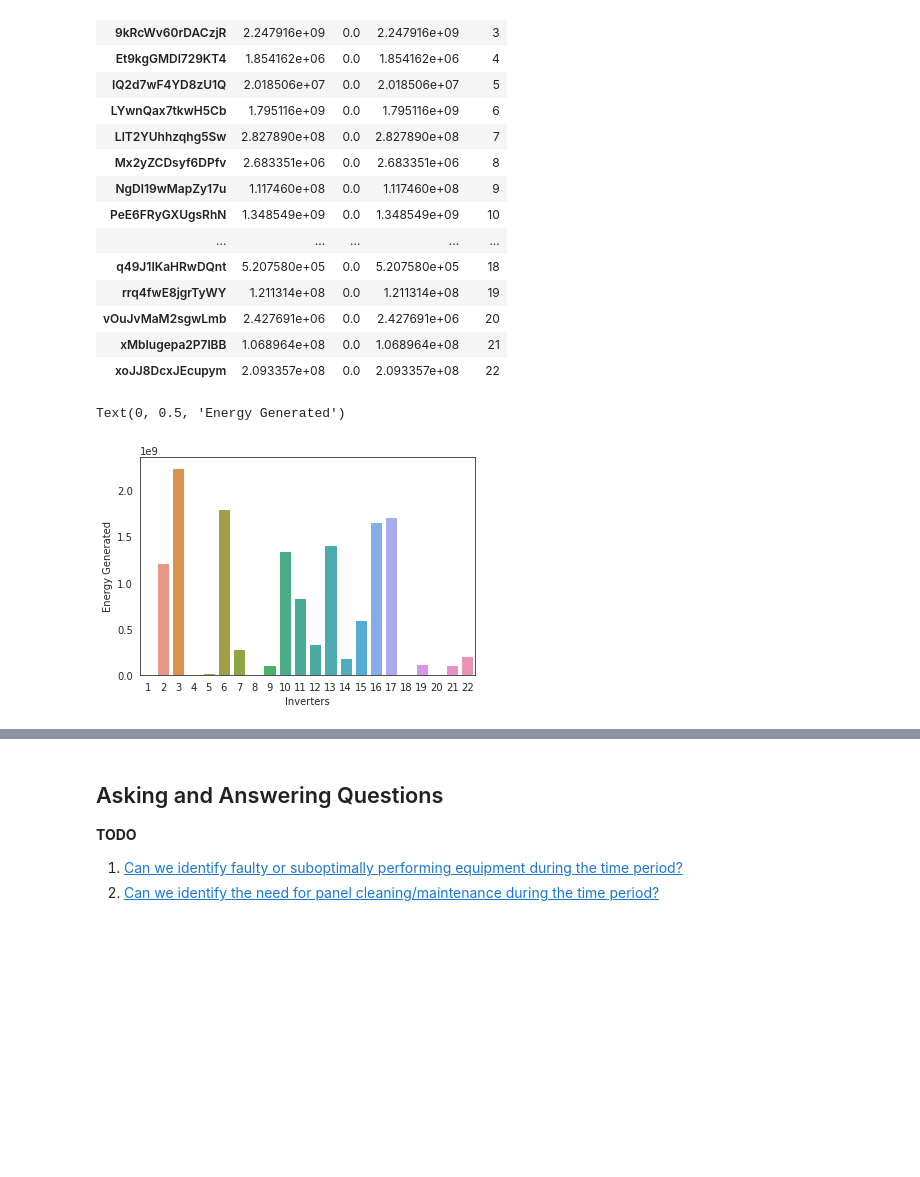
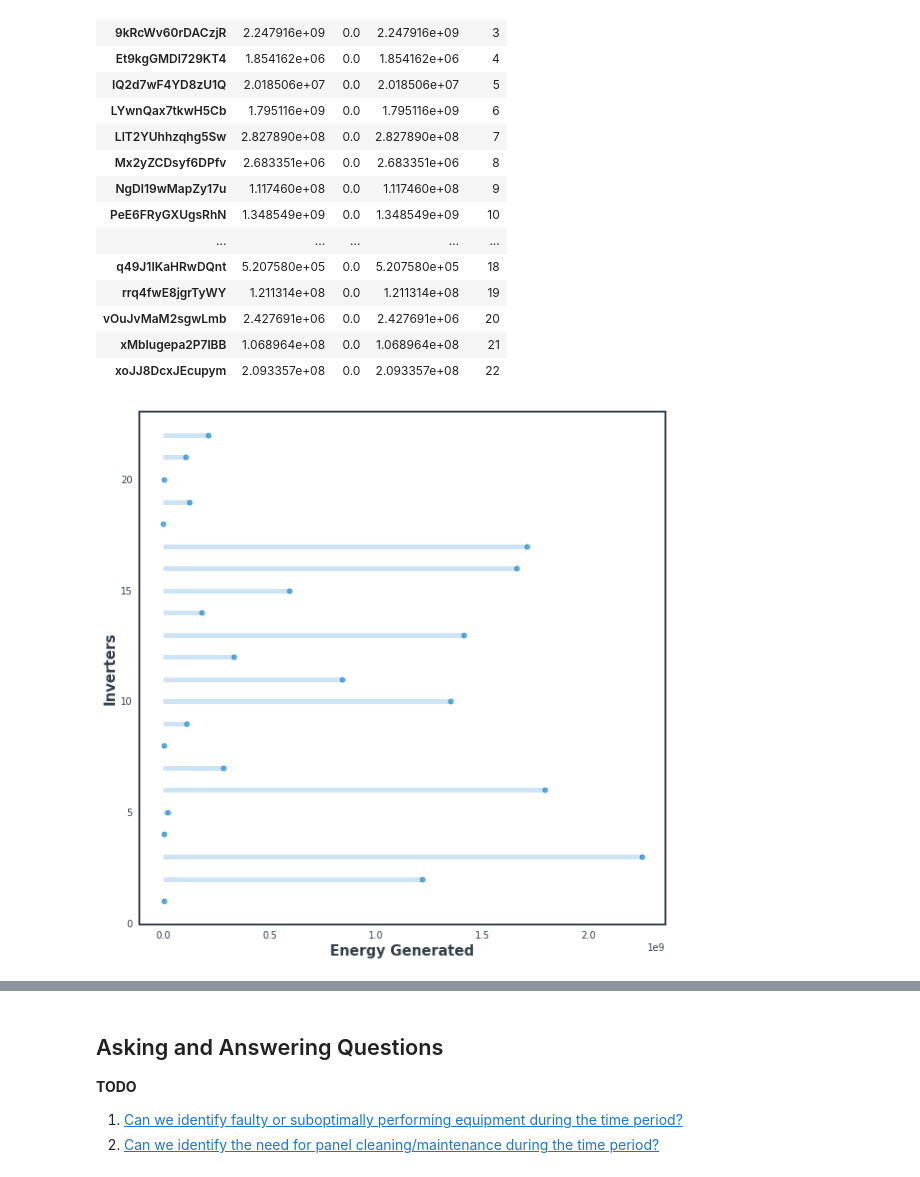
Before and after one commit to charitarthchugh/solar-india, a Jupyter notebook: solar-india.ipynb, the cells around one changed output, grey strips where cells are left out. Drawn from its saved outputs; the diff is of its cells as text; code cells hidden in the pictures; blank space fills up the shorter version.

```diff
--- a/solar-india.ipynb
+++ b/solar-india.ipynb
@@ -404,13 +420,14 @@ plant_2_yields
 | vOuJvMaM2sgwLmb | 2.427691e+06 | 0.0 | 2.427691e+06 | 20 |
 | xMbIugepa2P7lBB | 1.068964e+08 | 0.0 | 1.068964e+08 | 21 |
 | xoJJ8DcxJEcupym | 2.093357e+08 | 0.0 | 2.093357e+08 | 22 |
-# %%
-sns.barplot(x=plant_2_yields.alias, y=plant_2_yields.delta)
-plt.xlabel("Inverters")
-plt.ylabel("Energy Generated")
-# %% [output]
-Text(0, 0.5, 'Energy Generated')
-[figure, removed]
+# %%
+fig,ax=plt.subplots(figsize=(10,10));
+plt.hlines(y=plant_2_yields.alias,xmin=200000,xmax=plant_2_yields.delta,color='#007acc', alpha=0.2, linewidth=5,);
+plt.plot(plant_2_yields.delta,plant_2_yields.alias,"o", markersize=5, color='#007ACC', alpha=0.6);
+ax.set_xlabel("Energy Generated",fontsize=15, fontweight='black', color = '#333F4B');
+ax.set_ylabel('Inverters', fontsize=15, fontweight='black', color = '#333F4B');
+# %% [output]
+[figure, added]
 # %%
 commit()
 # %% [output]
```
Also changed, not shown: parts of 7 cells of this notebook.
